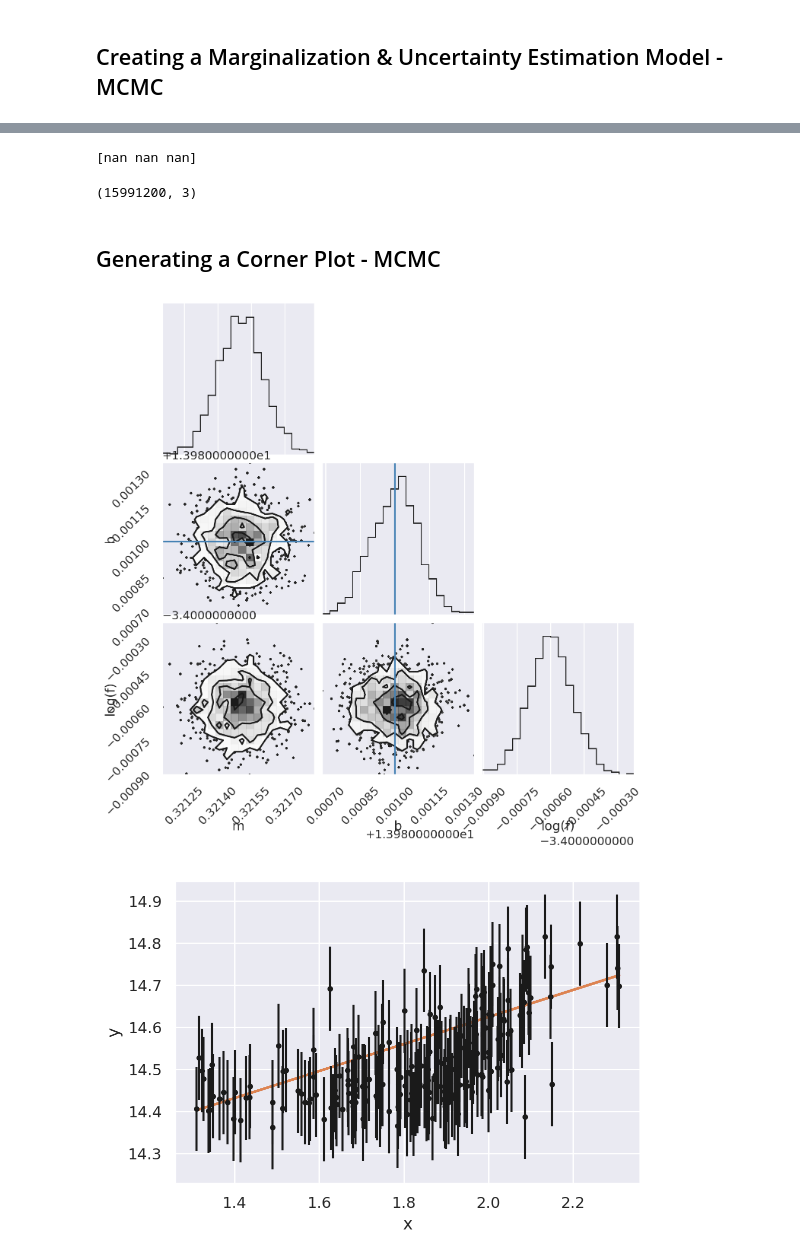
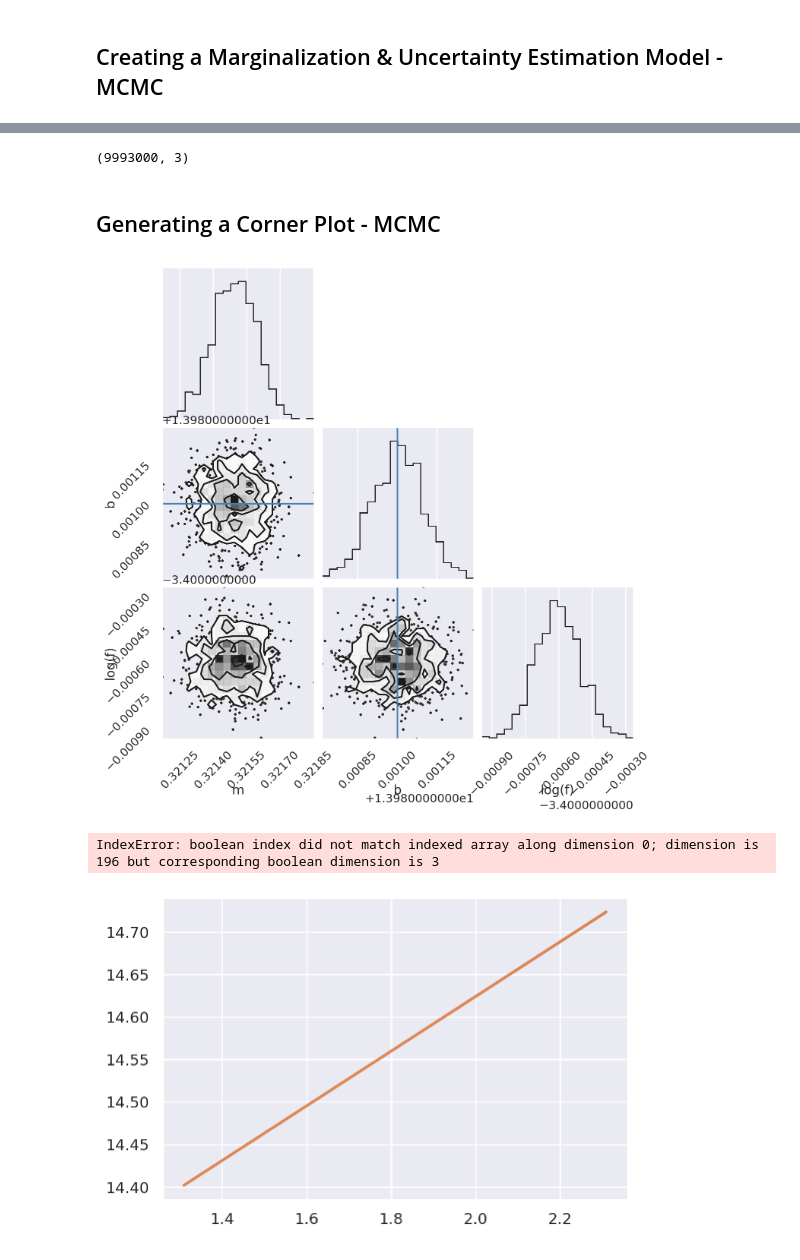
Before and after one commit to allenpinjic/mustar-project, a Jupyter notebook: notebook/Experimenting_With_Models.ipynb, the cells around one changed output, grey strips where cells are left out. Cells and saved outputs as stored; diff of their text form; code cells hidden in the pictures.

Commit message:
Completely remodeled the error bars + other additional calculations

```diff
--- a/notebook/Experimenting_With_Models.ipynb
+++ b/notebook/Experimenting_With_Models.ipynb
@@ -28,0 +27,18 @@ df0 = df
+# %%
+# MORE ACCURATE METHOD (WHY?)
+# Calculating the log of the mean mass error
+h=0.7
+m500 = df.M500.to_numpy()*1e14*h
+log_m500 = np.log10(m500)
+
+lerr = df.M500_LERR.to_numpy()*1e14*h
+uerr = df.M500_UERR.to_numpy()*1e14*h
+
+m500_err = (lerr+uerr)/2 # mean mass error
+log_m500_err = m500_err/m500
+
+# Eliminating NaN values from the log_m500_err data set
+nnan = ~np.isnan(log_m500_err)
+nnan2 = ~np.isnan(log_m500)
+
+print(log_m500_err[nnan])
@@ -29 +63,13 @@ df0 = df
+# %%
+# Calculating the log of the richness error
+
+lbd = df.LAMBDA_CHISQ.to_numpy()
+lbd_err = df.LAMBDA_CHISQ_E.to_numpy()
+
+log_lbd = df.log_LAMBDA_CHISQ
+log_lbd_err = lbd_err/lbd
+
+# Eliminating NaN values from the log_lbd_err data set
+nnan3 = ~np.isnan(log_lbd_err)
+nnan4 = ~np.isnan(log_lbd)
 # %%
@@ -317,13 +365,15 @@ def log_probability(theta, x, y, yerr):
 # %%
 import emcee
 
-pos = soln.x + 1e-4 * np.random.randn(1200, 3)
+# Generate 1000 walkers
+pos = soln.x + 1e-4 * np.random.randn(1000, 3)
 nwalkers, ndim = pos.shape
 
 sampler = emcee.EnsembleSampler(
     nwalkers, ndim, log_probability, args=(x, y, yerr)
 )
-sampler.run_mcmc(pos, 200000, progress=True);
+# Generate over 150,000 steps
+sampler.run_mcmc(pos, 150000, progress=True);
 # %%
 fig, axes = plt.subplots(3, figsize=(10, 7), sharex=True)
 samples = sampler.get_chain()
@@ -341,17 +391,8 @@ axes[-1].set_xlabel("step number");
-# %%
-# Integrated Autocorrelation Time
-## Not printing correct result
-
-np.seterr(invalid='ignore')
-tau = sampler.get_autocorr_time()
-print(tau)
-# %% [output]
-[nan nan nan]
 # %%
 flat_samples = sampler.get_chain(discard=100, thin=15, flat=True)
 print(flat_samples.shape)
 # %% [output]
-(15991200, 3)
+(9993000, 3)
 # %% [markdown]
 ## Generating a Corner Plot - MCMC
 # %%
@@ -361,17 +402,18 @@ fig = corner.corner(
     flat_samples, labels=labels, truths=[m_true, b_true, np.log(f_true)]
     );
 # %% [output]
-[figure, old version]
+[figure, new version]
 # %%
 inds = np.random.randint(len(flat_samples), size=100)
 for ind in inds:
     sample = flat_samples[ind]
     plt.plot(x0, np.dot(np.vander(x0, 2), sample[:2]), "C1", alpha=0.1)
-plt.errorbar(x, y, yerr=yerr, fmt=".k", capsize=0)
-plt.xlabel("x")
-plt.ylabel("y");
+plt.errorbar(log_lbd[nnan4], log_m500[nnan2], yerr=log_m500_err[nnan], fmt=".k", capsize=0)
+plt.xlabel("Value of Log Richness (λ)")
+plt.ylabel("Value of Log M500");
 # %% [output]
+IndexError: boolean index did not match indexed array along dimension 0; dimension is 196 but corresponding boolean dimension is 3
-[figure, old version]
+[figure, new version]
 # %%
 from IPython.display import display, Math
 
```
Also changed, not shown: parts of 10 cells of this notebook.
